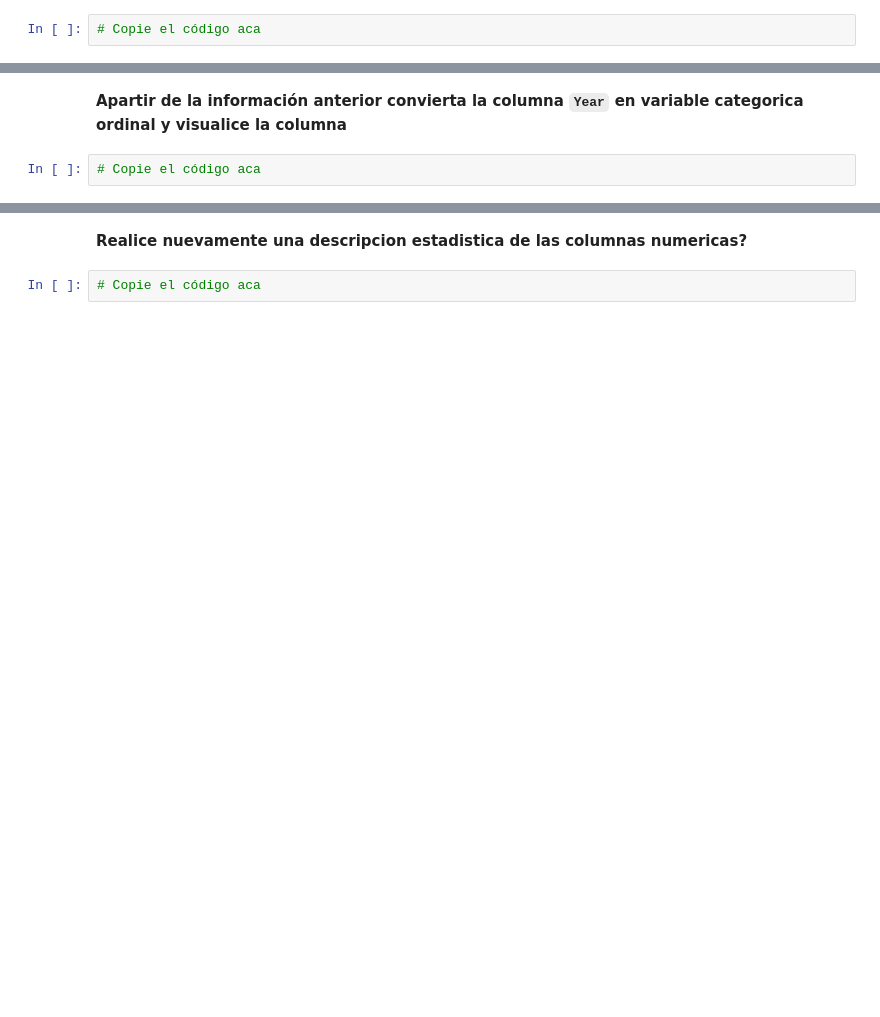
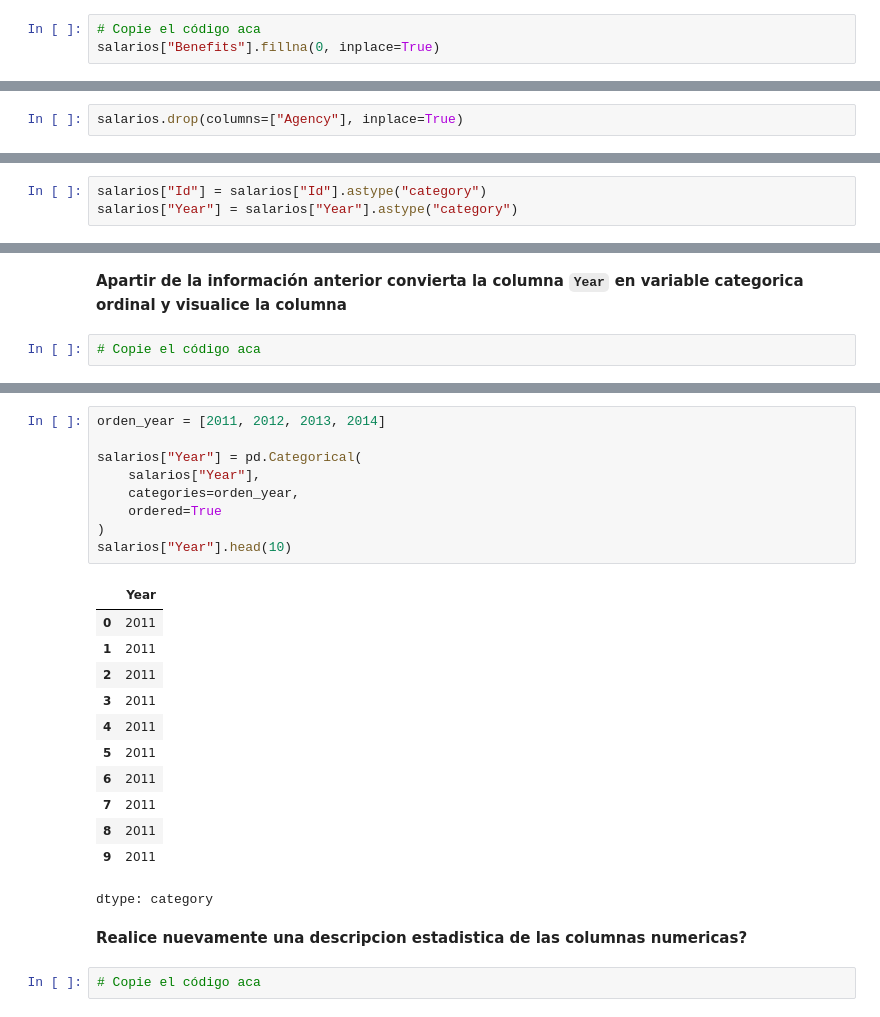
Before and after one commit to acaropi/Curso-Ciencia-de-Datos-, a Jupyter notebook: tarea_01_pandas_ingestion.ipynb, the cells around one changed output, grey strips where cells are left out. Cells and saved outputs as stored; diff of their text form; blank space fills up the shorter version.

```diff
--- a/tarea_01_pandas_ingestion.ipynb
+++ b/tarea_01_pandas_ingestion.ipynb
@@ -211,3 +171,4 @@ Al parecer los valores faltantes en la columna Benefits es por que no se le paga
 **Reemplace los valores *NaN* de la Columna *Benefits* por el valor de cero (Recuerde usar el método de forma inplace) y mostrar los primeros 10 elementos de la lista**
 # %%
 # Copie el código aca
+salarios["Benefits"].fillna(0, inplace=True)
@@ -264,6 +236,8 @@ dtype: int64
 **Elimine la columna *Agency* del dataframe**
 # %%
 # Copie el código aca
+# %%
+salarios.drop(columns=["Agency"], inplace=True)
 # %% [markdown]
 **Cual es el promedio de BasePay ?**
 # %%
@@ -297,6 +272,9 @@ dtype: int64
 **En este dataset las variables `Id` y `Year` representan variables categorica, convertir estas columnas a su formato correcto**
 # %%
 # Copie el código aca
+# %%
+salarios["Id"] = salarios["Id"].astype("category")
+salarios["Year"] = salarios["Year"].astype("category")
 # %% [markdown]
 **la variable `Year` es categorica ordinal, primero detecte cuales son los valores unicos que tiene la columna**
 # %%
@@ -327,3 +291,25 @@ Categories (4, int64): [2011 < 2012 < 2013 < 2014]
+# %%
+orden_year = [2011, 2012, 2013, 2014]
+
+salarios["Year"] = pd.Categorical(
+    salarios["Year"],
+    categories=orden_year,
+    ordered=True
+)
+salarios["Year"].head(10)
+# %% [output]
+|  | Year |
+| 0 | 2011 |
+| 1 | 2011 |
+| 2 | 2011 |
+| 3 | 2011 |
+| 4 | 2011 |
+| 5 | 2011 |
+| 6 | 2011 |
+| 7 | 2011 |
+| 8 | 2011 |
+| 9 | 2011 |
+dtype: category
 # %% [markdown]
 **Realice nuevamente una descripcion estadistica de las columnas numericas?**
 # %%
```
Also changed, not shown: parts of 44 cells of this notebook.
